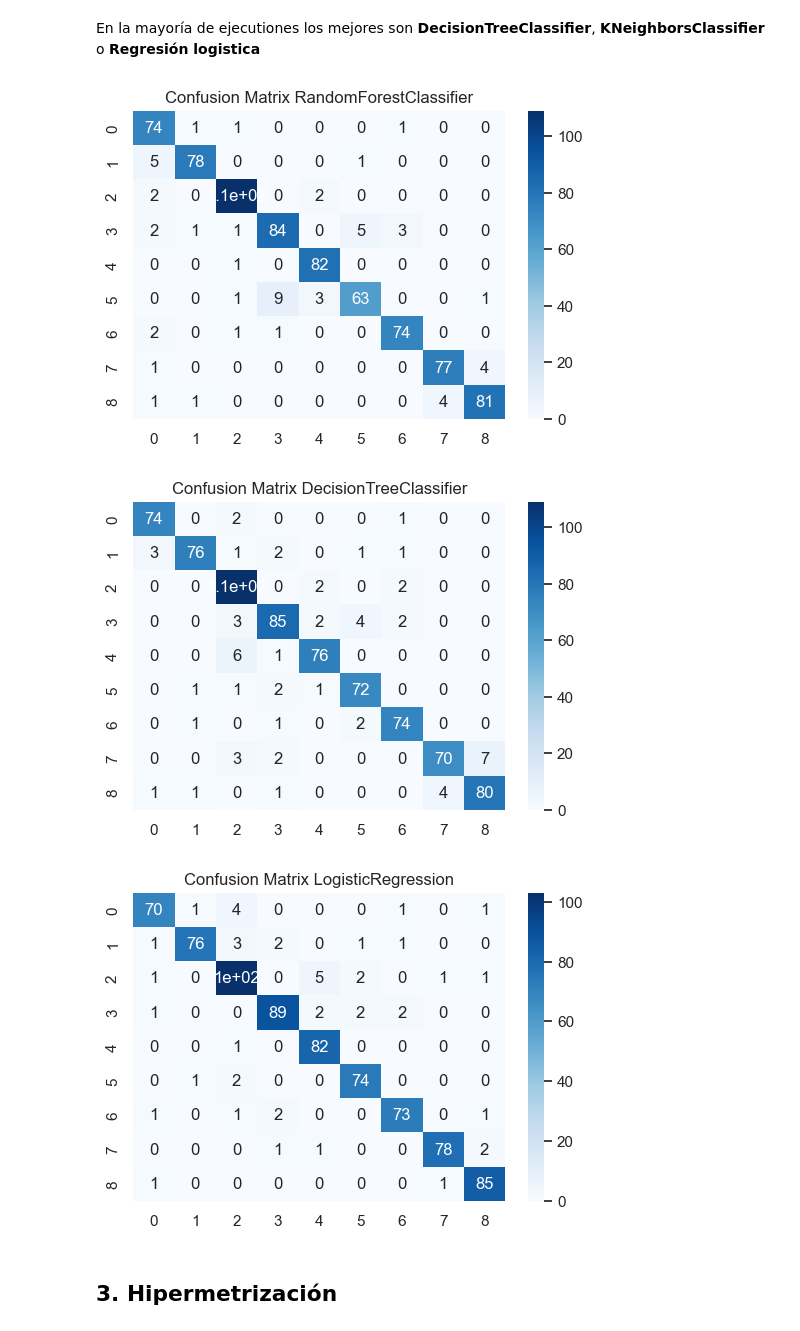
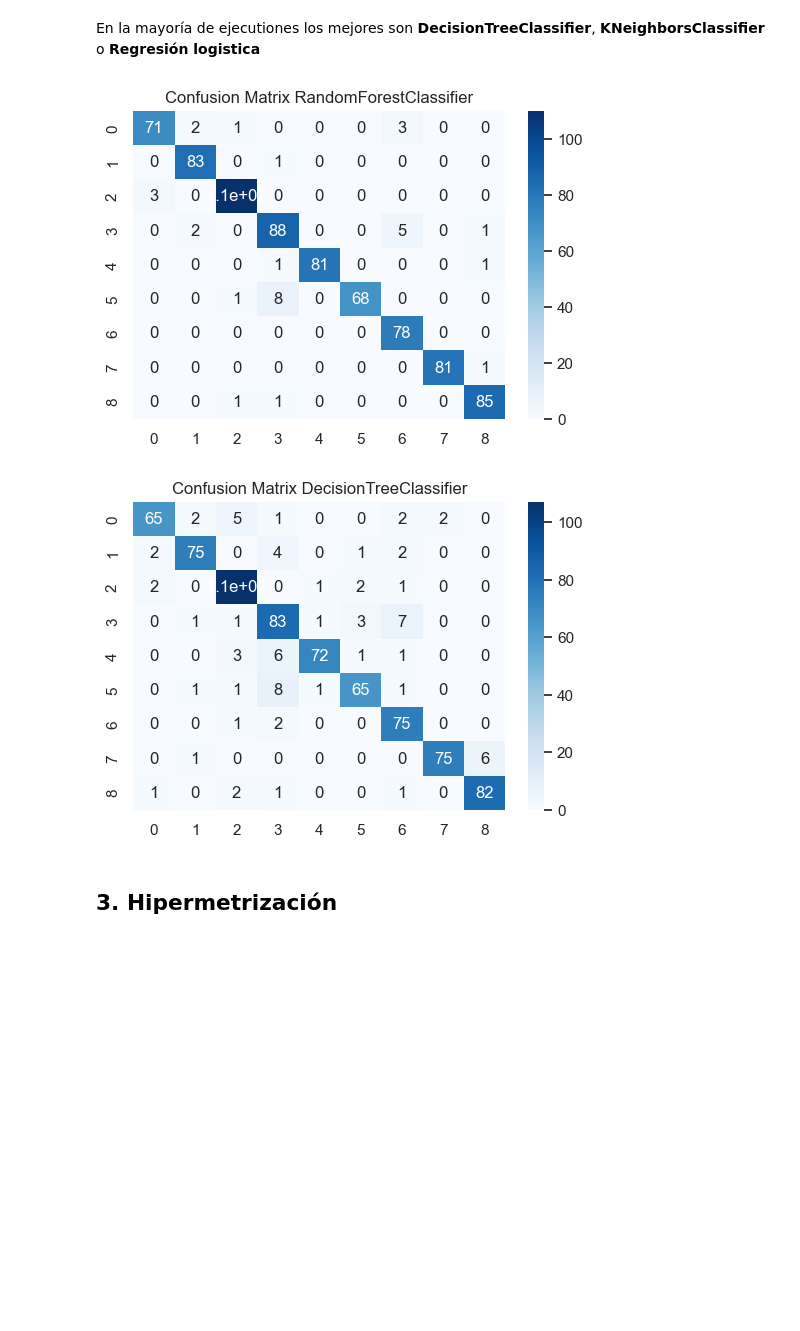
Before and after one commit to nmartinser/Telerehabilitation, a Jupyter notebook: notebooks/ml_gestureLabel.ipynb, the cells around one changed output. Saved outputs shown, nothing was run; the diff lists cells and outputs as text; code cells hidden in the pictures; blank space fills up the shorter version.

```diff
--- a/notebooks/ml_gestureLabel.ipynb
+++ b/notebooks/ml_gestureLabel.ipynb
@@ -89,14 +89,13 @@ def test_models(modelos, tX, ty):
       print(f"\nModelo: {modelo.__class__.__name__}")
       print(report)
 # %%
-knn = KNeighborsClassifier(n_neighbors=1) # K-Neighbors classifier
+knn = KNeighborsClassifier() # K-Neighbors classifier
 dtree = DecisionTreeClassifier() # Decision tree
 nb = GaussianNB() # Naive Bayes
 svm = SVC() # Suport Vector Machine
-rf = RandomForestClassifier(n_estimators = 5)  # Random Forest
-lr = LogisticRegression(max_iter = 3000) # ¿o usar StandardScaler?
+rf = RandomForestClassifier()  # Random Forest
 
-models = [knn, dtree, nb, svm, rf, lr]
+models = [knn, dtree, nb, svm, rf]
 
 for modelo in models:
     modelo.fit(train_X, train_y) # entrenamos el modelo
@@ -151,12 +143,10 @@ def plot_confusion_matrix(modelo, tX, ty):
 # %%
 # Confusion Matrix para mejores modelos
 plot_confusion_matrix(rf, test_X, test_y)
 plot_confusion_matrix(dtree, test_X, test_y)
-plot_confusion_matrix(lr, test_X, test_y)
 # %% [output]
-[figure, old version]
+[figure, new version]
-[figure, old version]
+[figure, new version]
-[figure, removed]
 # %% [markdown]
 ## 3. Hipermetrización
 # %%
```
Also changed, not shown: parts of 13 cells of this notebook, 2 other files.
